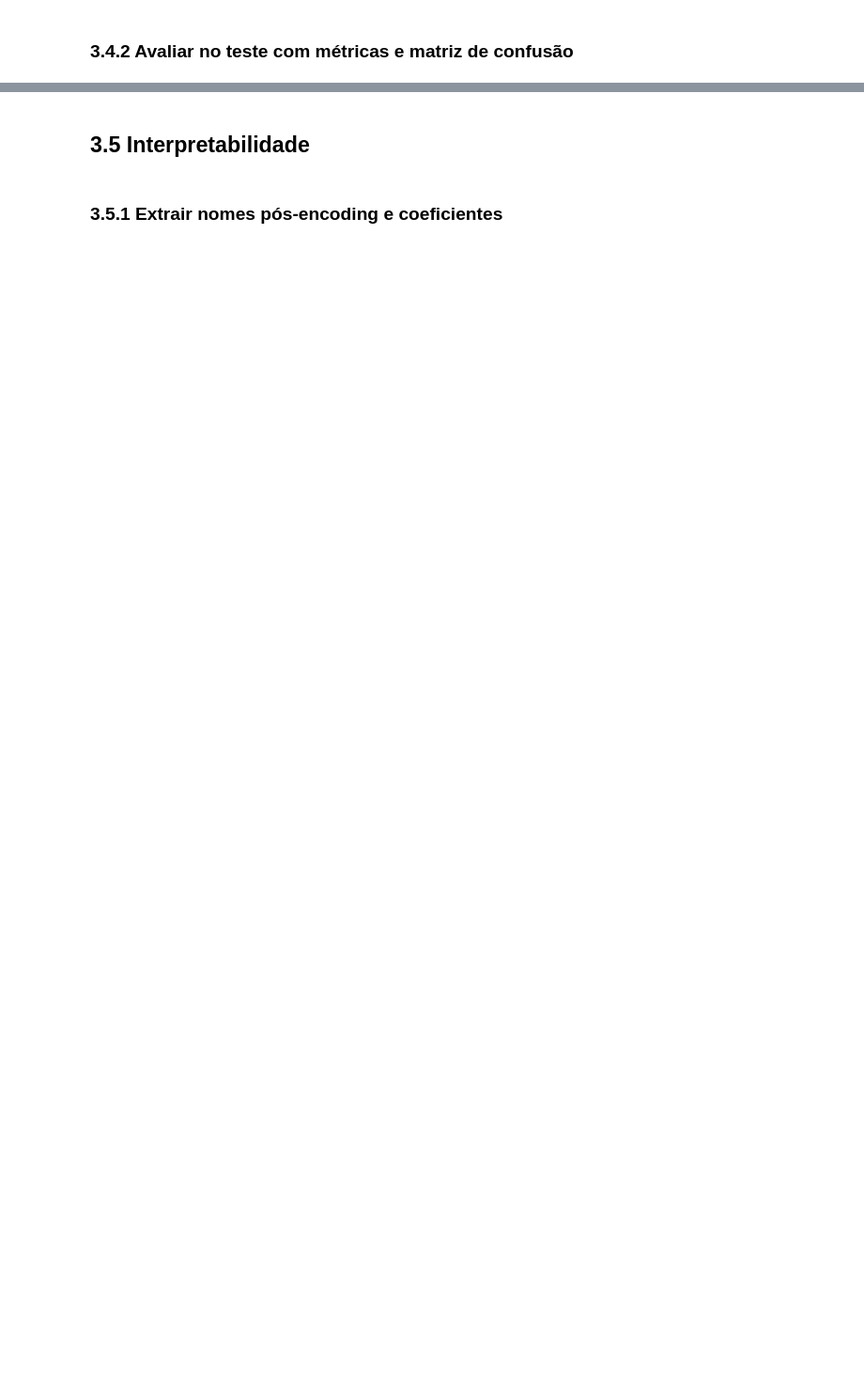
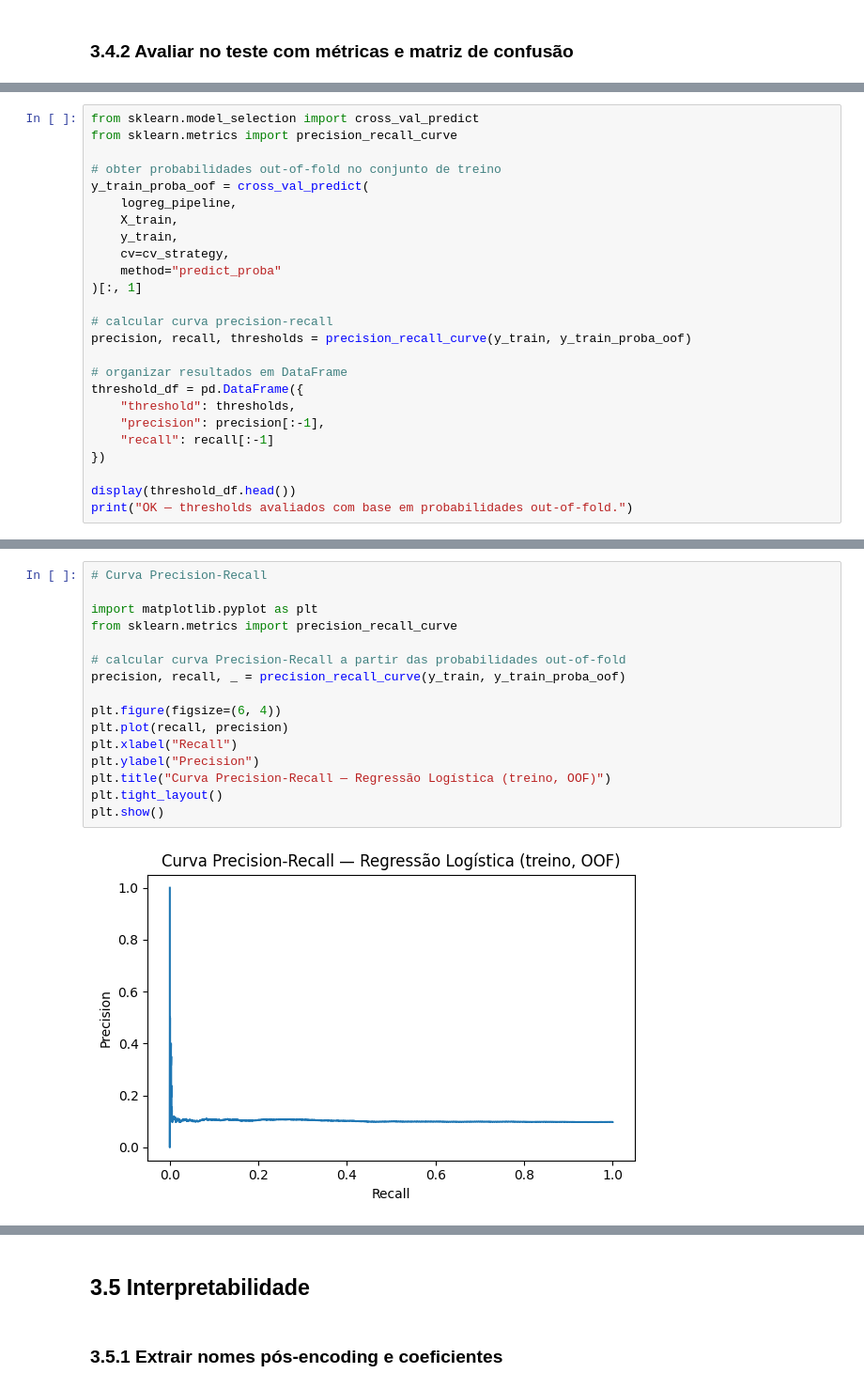
Before and after one commit to lpdata/fraude_bilhetagem, a Jupyter notebook: notebooks/03_modelagem.ipynb, the cells around one changed output, grey strips where cells are left out. Shown at 94% size. Saved outputs shown, nothing was run; the diff lists cells and outputs as text; blank space fills up the shorter version.

```diff
--- a/notebooks/03_modelagem.ipynb
+++ b/notebooks/03_modelagem.ipynb
@@ -777,0 +1149,25 @@ OK — etapa 2.3 concluída. Dataset íntegro e pronto para a modelagem.
+# %%
+from sklearn.model_selection import cross_val_predict
+from sklearn.metrics import precision_recall_curve
+
+# obter probabilidades out-of-fold no conjunto de treino
+y_train_proba_oof = cross_val_predict(
+    logreg_pipeline,
+    X_train,
+    y_train,
+    cv=cv_strategy,
+    method="predict_proba"
+)[:, 1]
+
+# calcular curva precision-recall
+precision, recall, thresholds = precision_recall_curve(y_train, y_train_proba_oof)
+
+# organizar resultados em DataFrame
+threshold_df = pd.DataFrame({
+    "threshold": thresholds,
+    "precision": precision[:-1],
+    "recall": recall[:-1]
+})
+
+display(threshold_df.head())
+print("OK — thresholds avaliados com base em probabilidades out-of-fold.")
@@ -777,0 +1186,18 @@ OK — etapa 2.3 concluída. Dataset íntegro e pronto para a modelagem.
+# %%
+# Curva Precision-Recall
+
+import matplotlib.pyplot as plt
+from sklearn.metrics import precision_recall_curve
+
+# calcular curva Precision-Recall a partir das probabilidades out-of-fold
+precision, recall, _ = precision_recall_curve(y_train, y_train_proba_oof)
+
+plt.figure(figsize=(6, 4))
+plt.plot(recall, precision)
+plt.xlabel("Recall")
+plt.ylabel("Precision")
+plt.title("Curva Precision-Recall — Regressão Logística (treino, OOF)")
+plt.tight_layout()
+plt.show()
+# %% [output]
+[figure, added]
```
Also changed, not shown: parts of 36 cells of this notebook.
